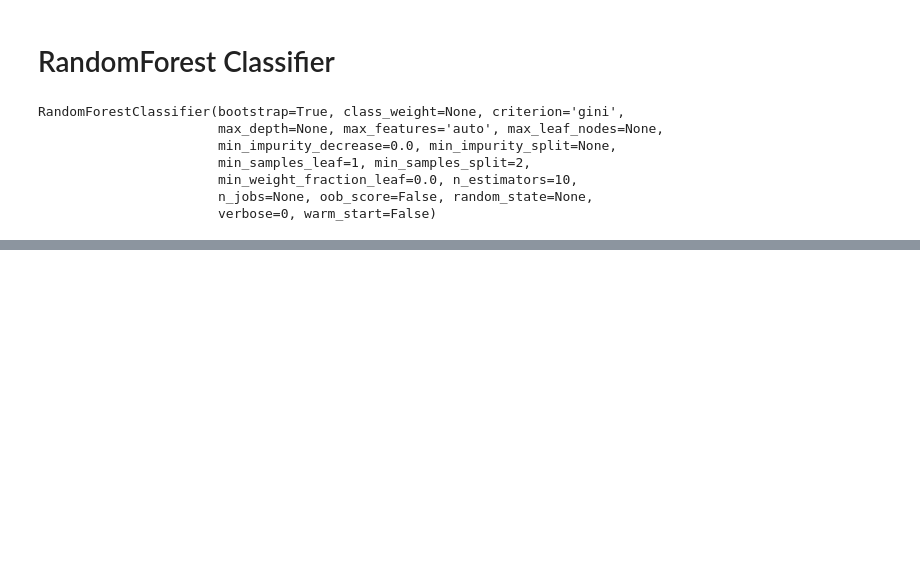
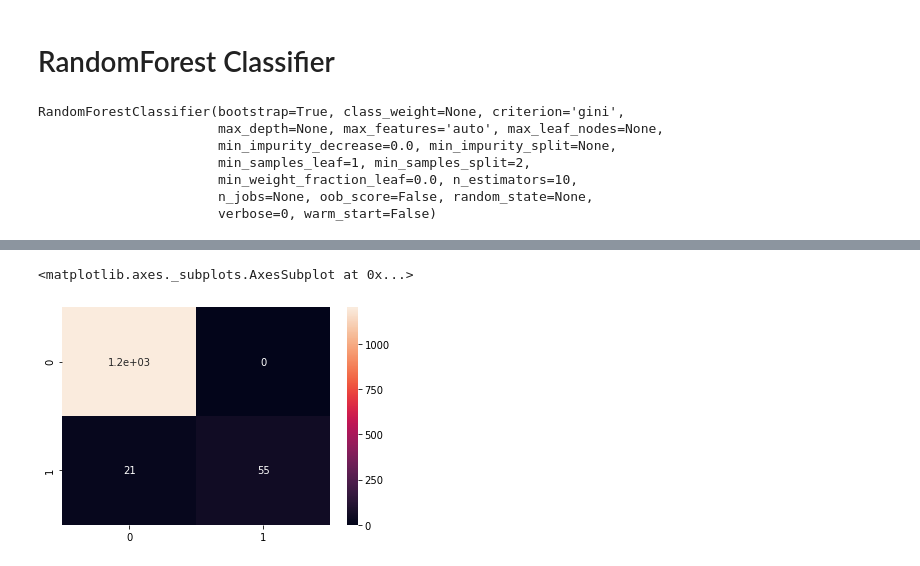
Before and after one commit to sai-indukur/Heart-stroke-prediction, a Jupyter notebook: notebooks/02-Model training.ipynb, the cells around one changed output, grey strips where cells are left out. Drawn from its saved outputs; the diff is of its cells as text; code cells hidden in the pictures; blank space fills up the shorter version.

```diff
--- a/notebooks/02-Model training.ipynb
+++ b/notebooks/02-Model training.ipynb
@@ -110,0 +147,5 @@ pickle.dump(rfc,open(filename,'wb'))
+# %%
+sns.heatmap(cm,annot=True)
+# %% [output]
+<matplotlib.axes._subplots.AxesSubplot at 0x...>
+[figure, added]
```
Also changed, not shown: parts of 20 cells of this notebook, 1 other file.
